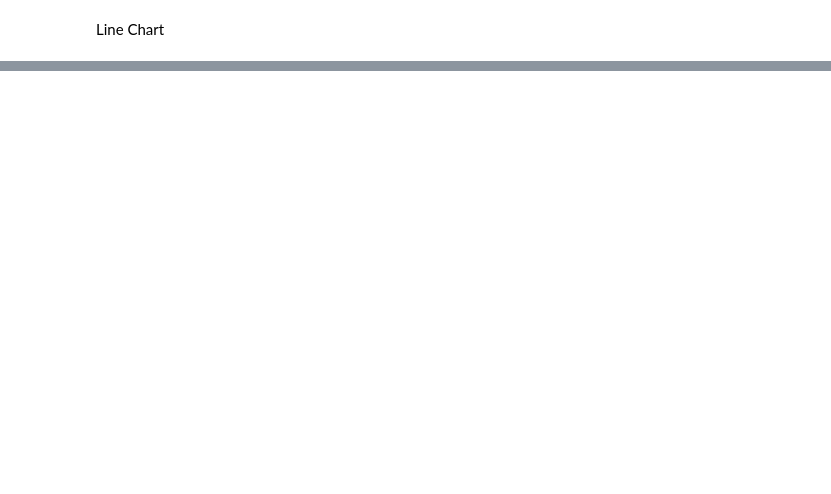
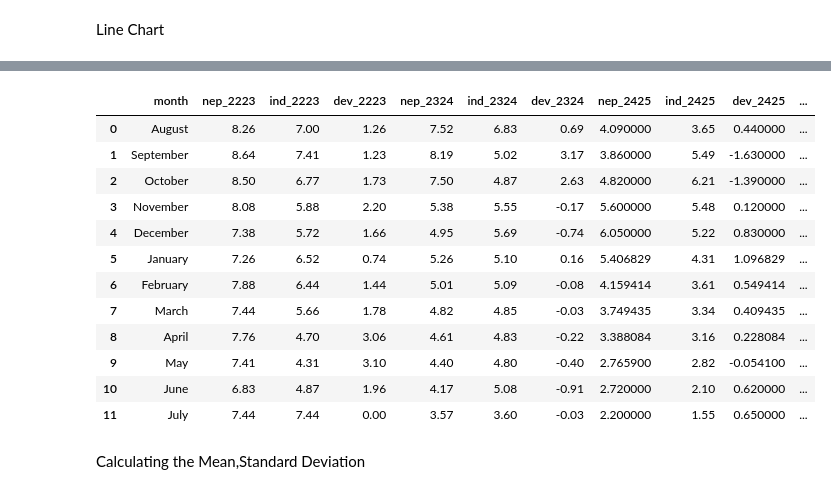
Before and after one commit to Subinthapa2092/Data-Science-Project, a Jupyter notebook: Nepal Inflation Analysis/cpi_inflation_project.ipynb, the cells around one changed output, grey strips where cells are left out. Cells and saved outputs as stored; diff of their text form; code cells hidden in the pictures; blank space fills up the shorter version.

```diff
--- a/Nepal Inflation Analysis/cpi_inflation_project.ipynb
+++ b/Nepal Inflation Analysis/cpi_inflation_project.ipynb
@@ -457,0 +633,36 @@ The chart indicates a clear downward trend in Nepal’s WPI inflation from 2022/
+# %%
+df3 = pd.read_excel("/content/Current-macroeconomic-situation-Tables-Based-on-Six-Month-data-of-2082.83.xlsx", sheet_name="6.CPI_NEP & INDIA",
+                    header=None, skiprows=6)
+
+df3.columns = ['month',
+               'nep_2223','ind_2223','dev_2223',
+               'nep_2324','ind_2324','dev_2324',
+               'nep_2425','ind_2425','dev_2425',
+               'nep_2526','ind_2526','dev_2526']
+
+df3 = df3[df3['month'].notna()]
+df3 = df3[~df3['month'].astype(str).str.contains(
+          'Average|Note|CPI', na=False)]
+df3['month'] = df3['month'].astype(str).str.strip()
+
+for col in df3.columns[1:]:
+    df3[col] = pd.to_numeric(df3[col], errors='coerce')
+
+df3 = df3.reset_index(drop=True)
+df3
+# %% [output]
+|  | month | nep_2223 | ind_2223 | dev_2223 | nep_2324 | ind_2324 | dev_2324 | nep_2425 | ind_2425 | dev_2425 | ... |
+| 0 | August | 8.26 | 7.00 | 1.26 | 7.52 | 6.83 | 0.69 | 4.090000 | 3.65 | 0.440000 | ... |
+| 1 | September | 8.64 | 7.41 | 1.23 | 8.19 | 5.02 | 3.17 | 3.860000 | 5.49 | -1.630000 | ... |
+| 2 | October | 8.50 | 6.77 | 1.73 | 7.50 | 4.87 | 2.63 | 4.820000 | 6.21 | -1.390000 | ... |
+| 3 | November | 8.08 | 5.88 | 2.20 | 5.38 | 5.55 | -0.17 | 5.600000 | 5.48 | 0.120000 | ... |
+| 4 | December | 7.38 | 5.72 | 1.66 | 4.95 | 5.69 | -0.74 | 6.050000 | 5.22 | 0.830000 | ... |
+| 5 | January | 7.26 | 6.52 | 0.74 | 5.26 | 5.10 | 0.16 | 5.406829 | 4.31 | 1.096829 | ... |
+| 6 | February | 7.88 | 6.44 | 1.44 | 5.01 | 5.09 | -0.08 | 4.159414 | 3.61 | 0.549414 | ... |
+| 7 | March | 7.44 | 5.66 | 1.78 | 4.82 | 4.85 | -0.03 | 3.749435 | 3.34 | 0.409435 | ... |
+| 8 | April | 7.76 | 4.70 | 3.06 | 4.61 | 4.83 | -0.22 | 3.388084 | 3.16 | 0.228084 | ... |
+| 9 | May | 7.41 | 4.31 | 3.10 | 4.40 | 4.80 | -0.40 | 2.765900 | 2.82 | -0.054100 | ... |
+| 10 | June | 6.83 | 4.87 | 1.96 | 4.17 | 5.08 | -0.91 | 2.720000 | 2.10 | 0.620000 | ... |
+| 11 | July | 7.44 | 7.44 | 0.00 | 3.57 | 3.60 | -0.03 | 2.200000 | 1.55 | 0.650000 | ... |
+# %% [markdown]
+Calculating the Mean,Standard Deviation
```
Also changed, not shown: parts of 55 cells of this notebook.
